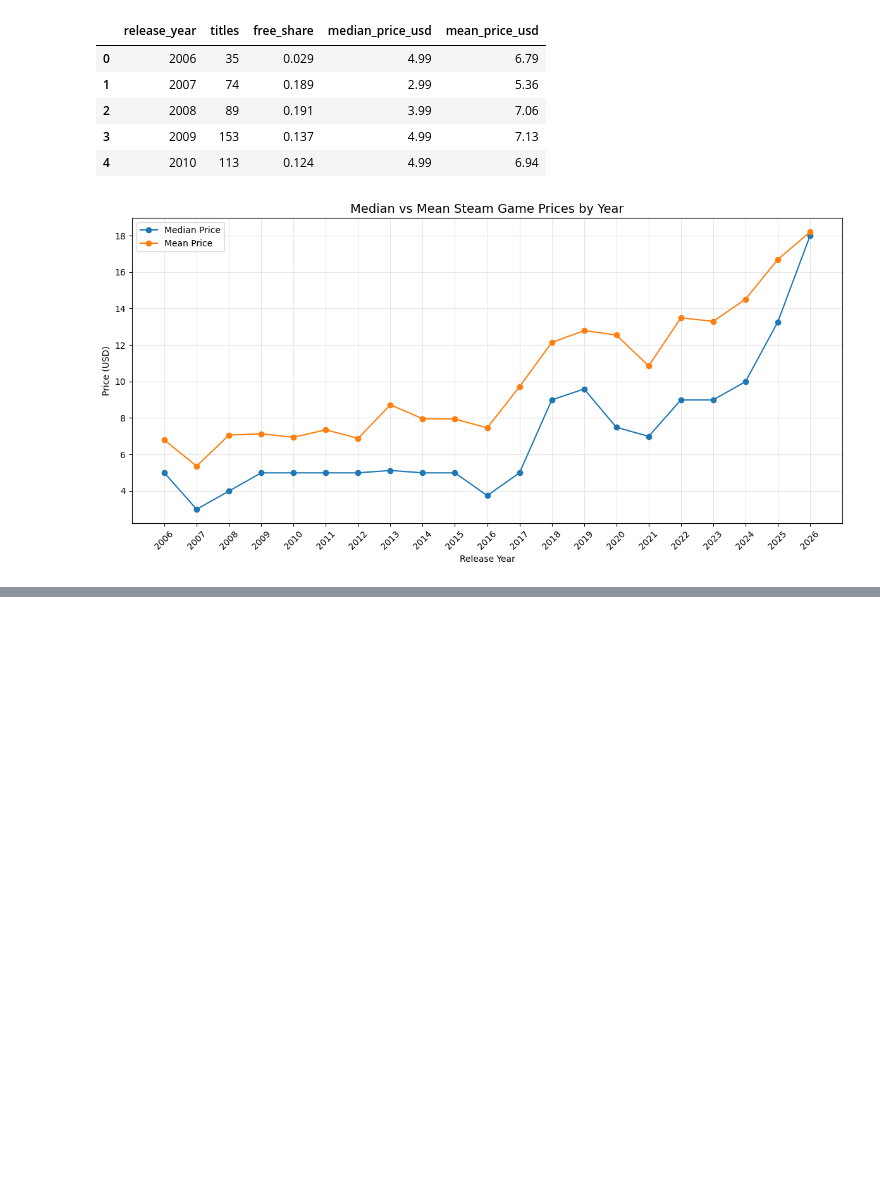
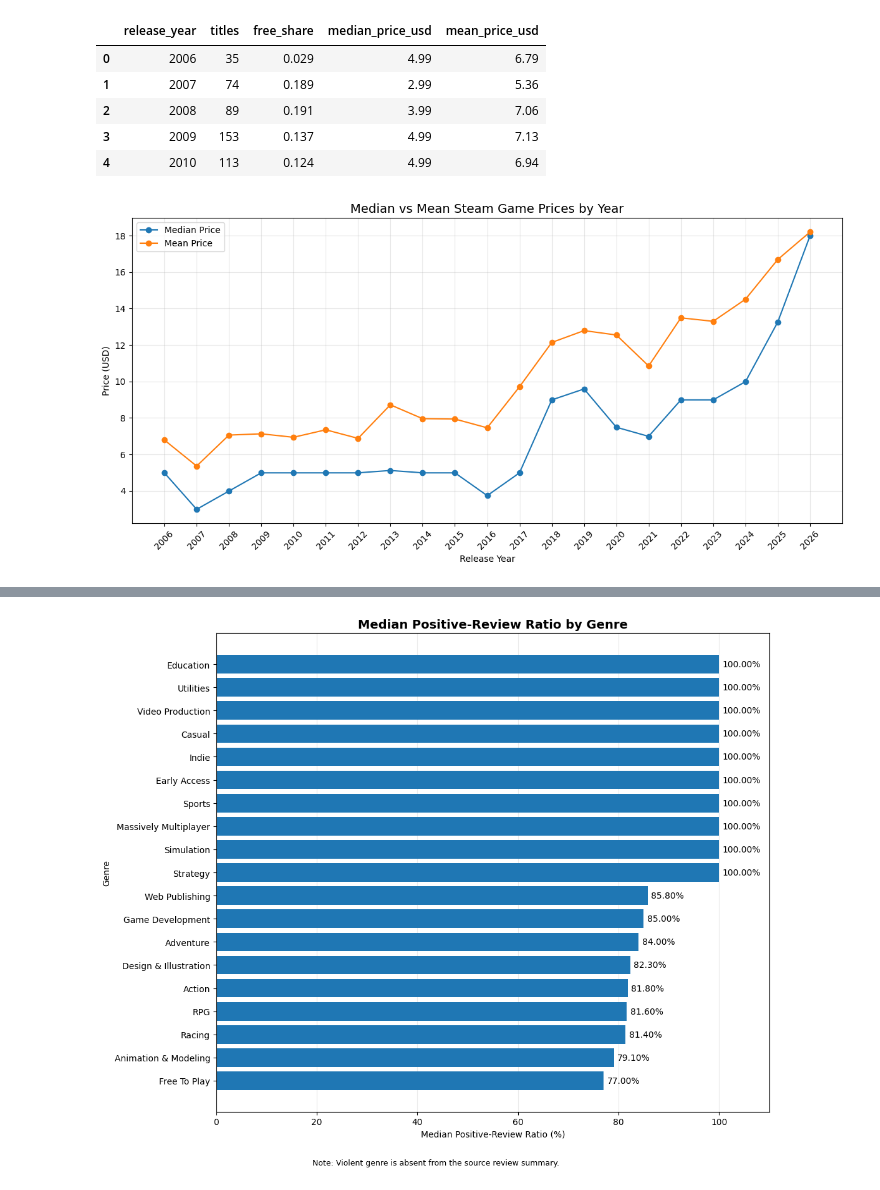
Before and after one commit to nabil20102000/gaming-industry-analytics, a Jupyter notebook: Project_1_Steam_Market_Analytics/Python/Steam_Market_EDA.ipynb, the cells around one changed output, grey strips where cells are left out. Saved outputs shown, nothing was run; the diff lists cells and outputs as text; code cells hidden in the pictures; blank space fills up the shorter version.

```diff
--- a/Project_1_Steam_Market_Analytics/Python/Steam_Market_EDA.ipynb
+++ b/Project_1_Steam_Market_Analytics/Python/Steam_Market_EDA.ipynb
@@ -678,0 +1015,79 @@ plt.show()
+# %%
+
+# ==========================================
+# CHART 4: REVIEW SCORES BY GENRE
+# ==========================================
+
+# Create a copy for analysis
+review_plot = reviews_df.copy()
+
+# Convert review ratios to percentages
+review_plot["review_percentage"] = (
+    review_plot["median_review_score"] * 100
+)
+
+# Sort from lowest to highest
+review_plot = review_plot.sort_values(
+    "review_percentage",
+    ascending=True
+)
+
+# Create chart
+fig, ax = plt.subplots(figsize=(11, 9))
+
+bars = ax.barh(
+    review_plot["genre"],
+    review_plot["review_percentage"]
+)
+
+# Add percentage labels
+labels = [
+    f"{value:.2f}%"
+    for value in review_plot["review_percentage"]
+]
+
+ax.bar_label(
+    bars,
+    labels=labels,
+    padding=4
+)
+
+# Titles and formatting
+ax.set_title(
+    "Median Positive-Review Ratio by Genre",
+    fontsize=14,
+    fontweight="bold"
+)
+
+ax.set_xlabel("Median Positive-Review Ratio (%)")
+ax.set_ylabel("Genre")
+
+# Start at zero to avoid overstating differences
+ax.set_xlim(
+    0,
+    110
+)
+
+ax.grid(axis="x", alpha=0.25)
+ax.set_axisbelow(True)
+
+# Source limitation
+fig.text(
+    0.5, 0.01,
+    "Note: Violent genre is absent from the source review summary.",
+    ha="center",
+    fontsize=9
+)
+
+plt.tight_layout(rect=[0, 0.04, 1, 1])
+
+# Save chart
+plt.savefig(
+    f"{chart_folder}/review_scores_by_genre.png",
+    dpi=300,
+    bbox_inches="tight"
+)
+
+plt.show()
+# %% [output]
+[figure, added]
```
Also changed, not shown: parts of 6 cells of this notebook, 4 other files.
